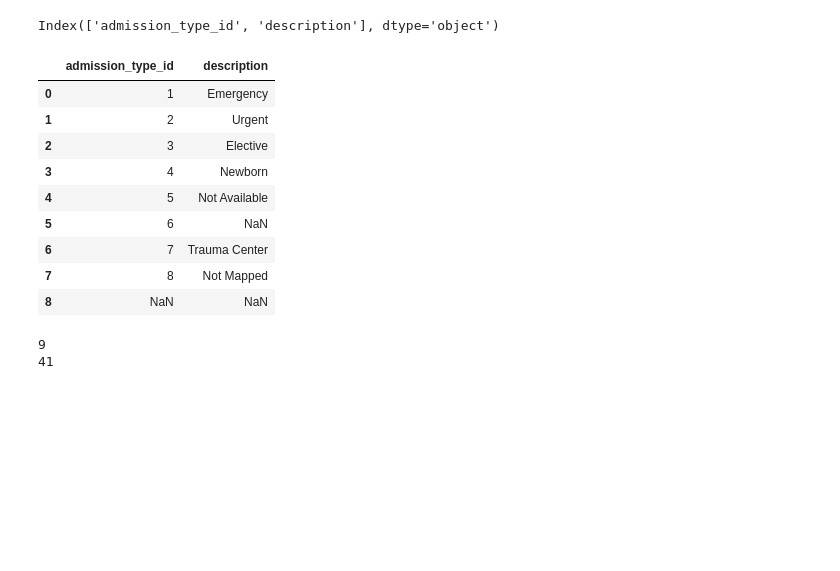
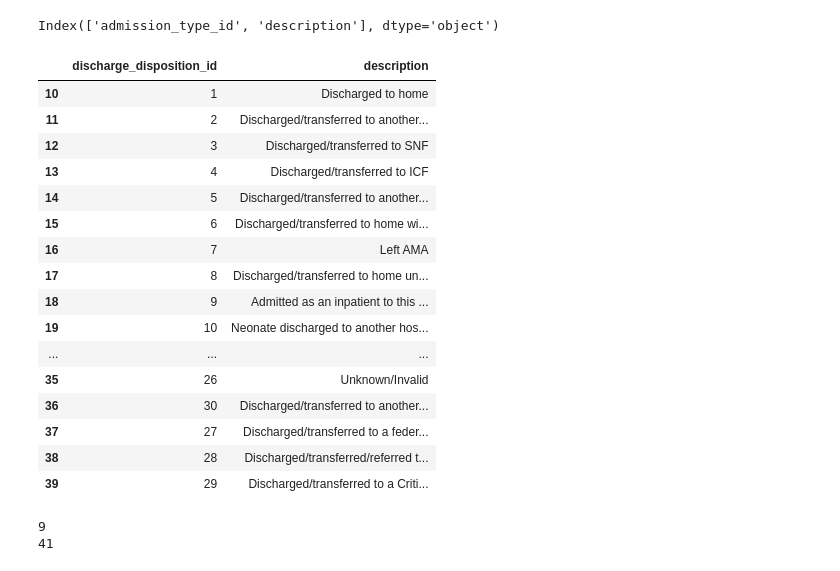
Before and after one commit to joonsooro/UnitedHealthcare, a Jupyter notebook: Jimmy/Capstone.ipynb, the cells around one changed output. Cells and saved outputs as stored; diff of their text form; code cells hidden in the pictures; blank space fills up the shorter version.

```diff
--- a/Jimmy/Capstone.ipynb
+++ b/Jimmy/Capstone.ipynb
@@ -36,24 +37,31 @@ data1.columns
 # %% [output]
 Index(['admission_type_id', 'description'], dtype='object')
 # %%
-data2 = data1[0:9]
-data3 = data1[10:41]
+data2 = data1[0:8]
+data3 = data1[10:40]
 data4 = data1[42:67]
 data3 = data3.rename(index=str, columns={"admission_type_id":"discharge_disposition_id"})
 data3
 data4 = data4.rename(index=str, columns={"admission_type_id":"admission_source_id"})
-data2
+data3
 # %% [output]
-|  | admission_type_id | description |
-| 0 | 1 | Emergency |
-| 1 | 2 | Urgent |
-| 2 | 3 | Elective |
-| 3 | 4 | Newborn |
-| 4 | 5 | Not Available |
-| 5 | 6 | NaN |
-| 6 | 7 | Trauma Center |
-| 7 | 8 | Not Mapped |
-| 8 | NaN | NaN |
+|  | discharge_disposition_id | description |
+| 10 | 1 | Discharged to home |
+| 11 | 2 | Discharged/transferred to another... |
+| 12 | 3 | Discharged/transferred to SNF |
+| 13 | 4 | Discharged/transferred to ICF |
+| 14 | 5 | Discharged/transferred to another... |
+| 15 | 6 | Discharged/transferred to home wi... |
+| 16 | 7 | Left AMA |
+| 17 | 8 | Discharged/transferred to home un... |
+| 18 | 9 | Admitted as an inpatient to this ... |
+| 19 | 10 | Neonate discharged to another hos... |
+| ... | ... | ... |
+| 35 | 26 | Unknown/Invalid |
+| 36 | 30 | Discharged/transferred to another... |
+| 37 | 27 | Discharged/transferred to a feder... |
+| 38 | 28 | Discharged/transferred/referred t... |
+| 39 | 29 | Discharged/transferred to a Criti... |
 # %%
 for i in range(0,67):
     if type(data1['admission_type_id'][i]) == str:
```
Also changed, not shown: parts of 25 cells of this notebook.
